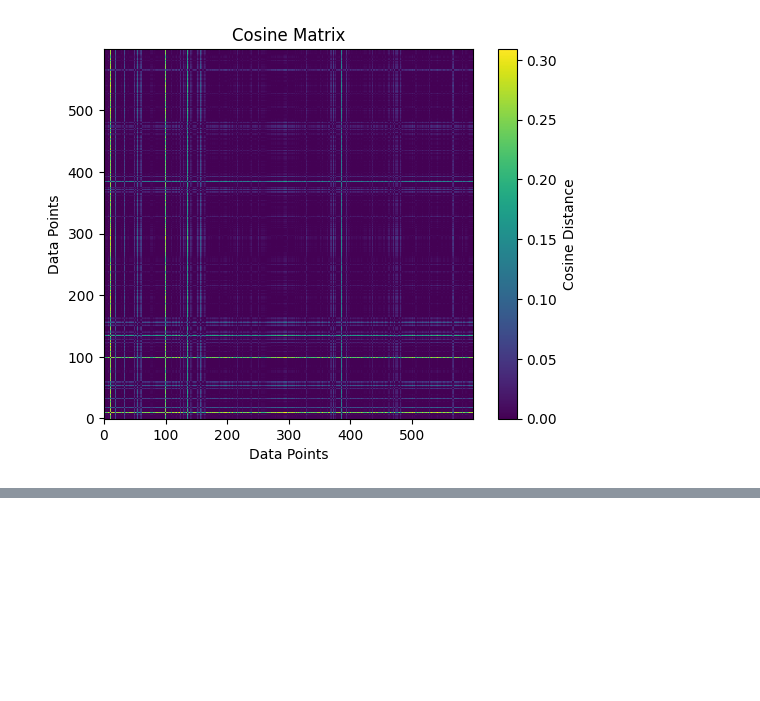
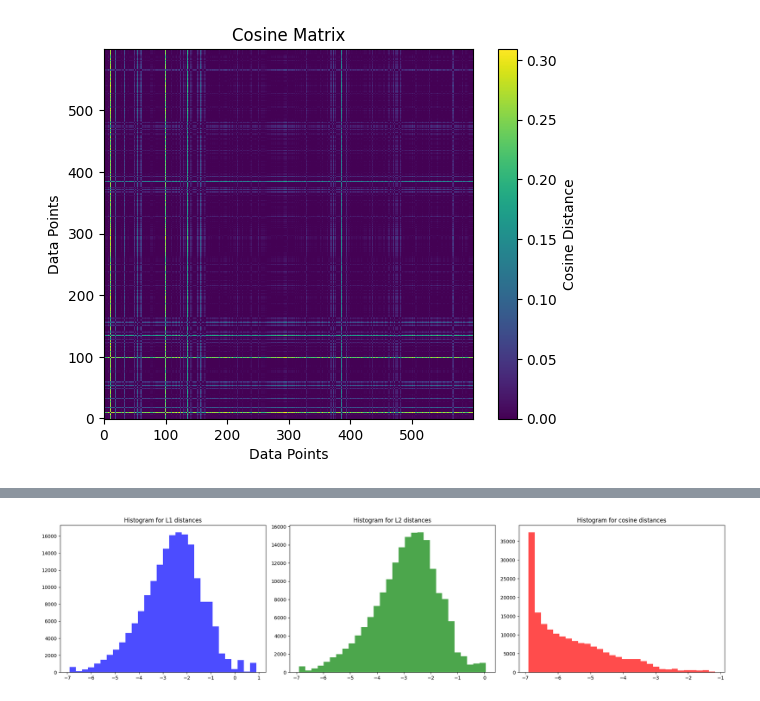
Before and after one commit to SDavenia/CL-GNN, a Jupyter notebook: exploration_ENZYMES.ipynb, the cells around one changed output, grey strips where cells are left out. Cells and saved outputs as stored; diff of their text form; code cells hidden in the pictures; blank space fills up the shorter version.

```diff
--- a/exploration_ENZYMES.ipynb
+++ b/exploration_ENZYMES.ipynb
@@ -191,0 +249,28 @@ plt.show()
+# %%
+extra = 0.001
+L1_distances = np.log(L1_counts_density[np.triu_indices(len(L1_counts_density))] + extra)
+L2_distances = np.log(L2_counts_density[np.triu_indices(len(L2_counts_density))] + extra)
+cosine_distances = np.log(cosine_counts_density[np.triu_indices(len(cosine_counts_density))] + extra)
+
+# Create three separate subplots
+fig, axs = plt.subplots(1, 3, figsize=(20, 5))
+
+# Plot histogram for arr1
+axs[0].hist(L1_distances, bins=30, color='blue', alpha=0.7)
+axs[0].set_title('Histogram for L1 distances')
+
+# Plot histogram for arr2
+axs[1].hist(L2_distances, bins=30, color='green', alpha=0.7)
+axs[1].set_title('Histogram for L2 distances')
+
+# Plot histogram for arr3
+axs[2].hist(cosine_distances, bins=30, color='red', alpha=0.7)
+axs[2].set_title('Histogram for cosine distances')
+
+# Adjust layout
+plt.tight_layout()
+
+# Show the plots
+plt.show()
+# %% [output]
+[figure, added]
```
Also changed, not shown: parts of 11 cells of this notebook, 14 other files.
